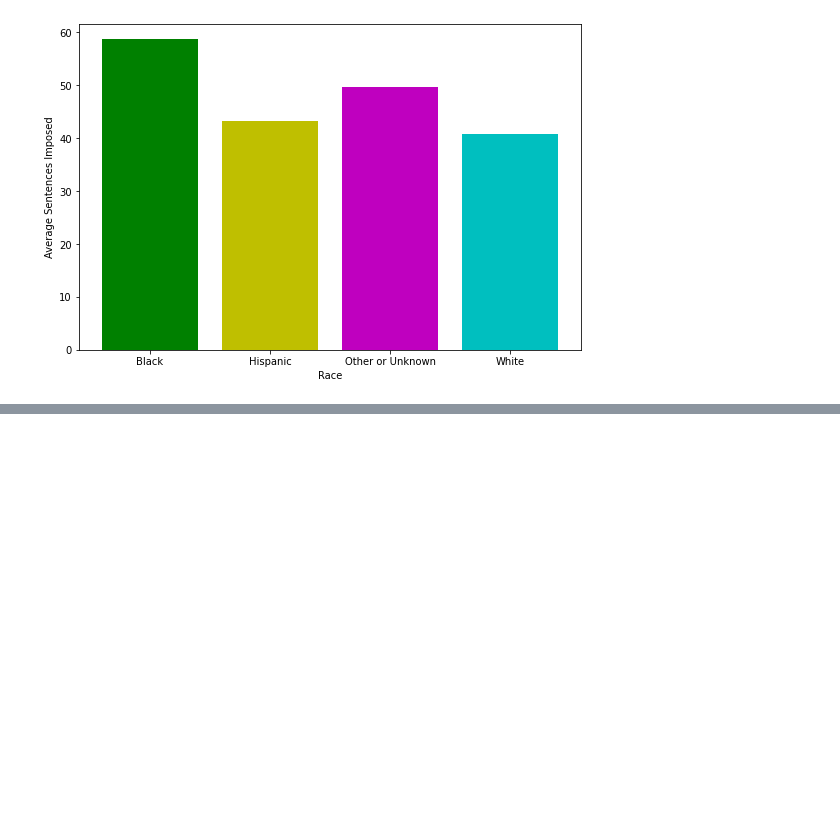
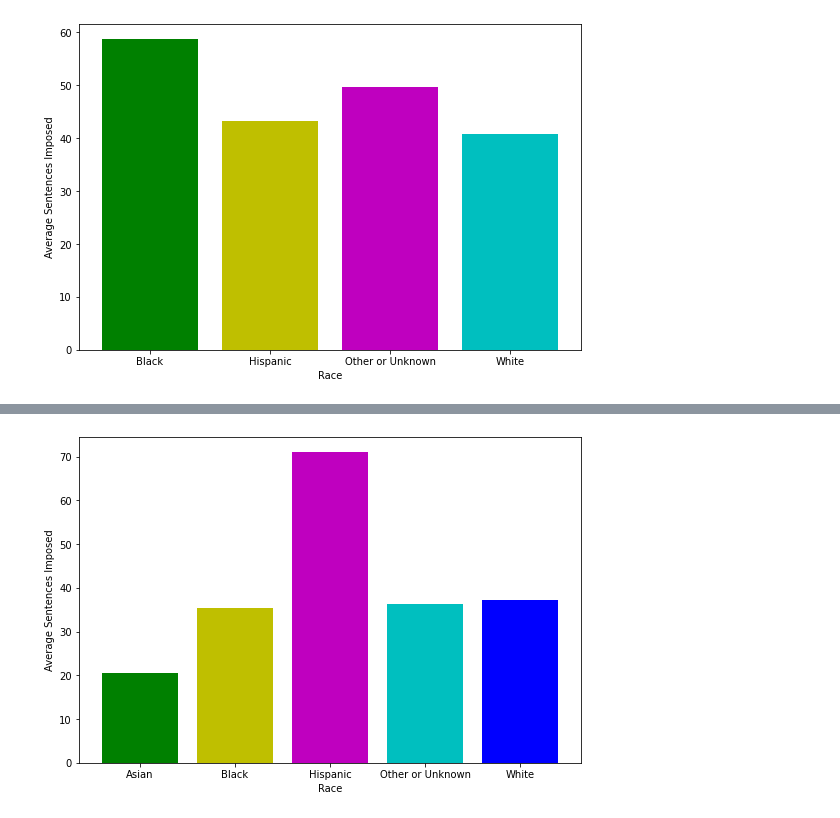
Before and after one commit to ruthwikkuppachi/INST447_Final_Project, a Jupyter notebook: api_test.ipynb, the cells around one changed output, grey strips where cells are left out. Cells and saved outputs as stored; diff of their text form; code cells hidden in the pictures; blank space fills up the shorter version.

```diff
--- a/api_test.ipynb
+++ b/api_test.ipynb
@@ -155,0 +212,5 @@ plt.show()
+# %%
+# Filtering data by age group, in this case the age group of 31 - 40.
+
+rsaGroup5 = rsa_clean[rsa_clean['AGE_GROUP'] == '31-40']
+rsaGroup5
@@ -155,0 +224,10 @@ plt.show()
+# %%
+#Plotting the data
+
+plt.figure(figsize = (9,6))
+plt.bar(x = rsaGroup5['RACE'], height = rsaGroup5['SENTENCE_IMPOSED_MONTHS'], color = 'gymcbr')
+plt.xlabel('Race')
+plt.ylabel('Average Sentences Imposed')
+plt.show()
+# %% [output]
+[figure, added]
```
Also changed, not shown: parts of 21 cells of this notebook.
